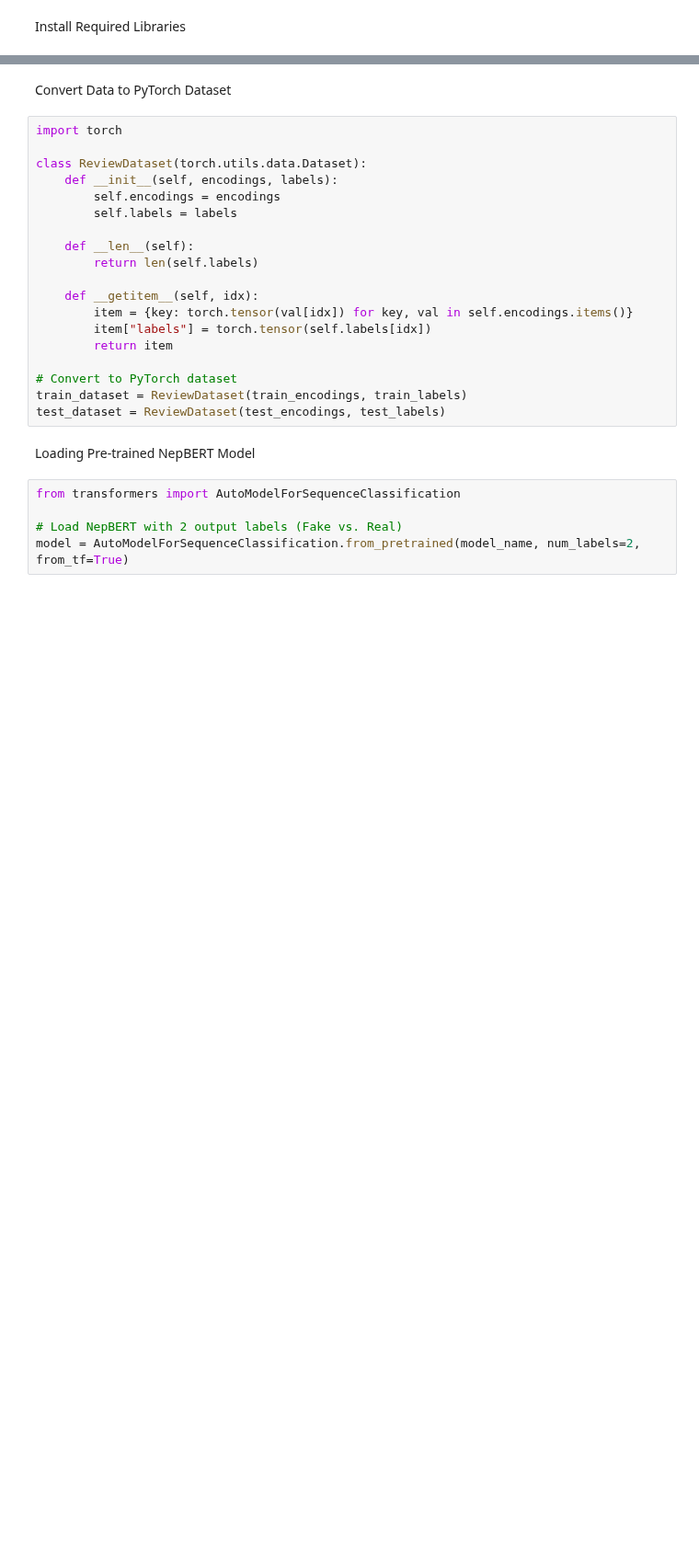
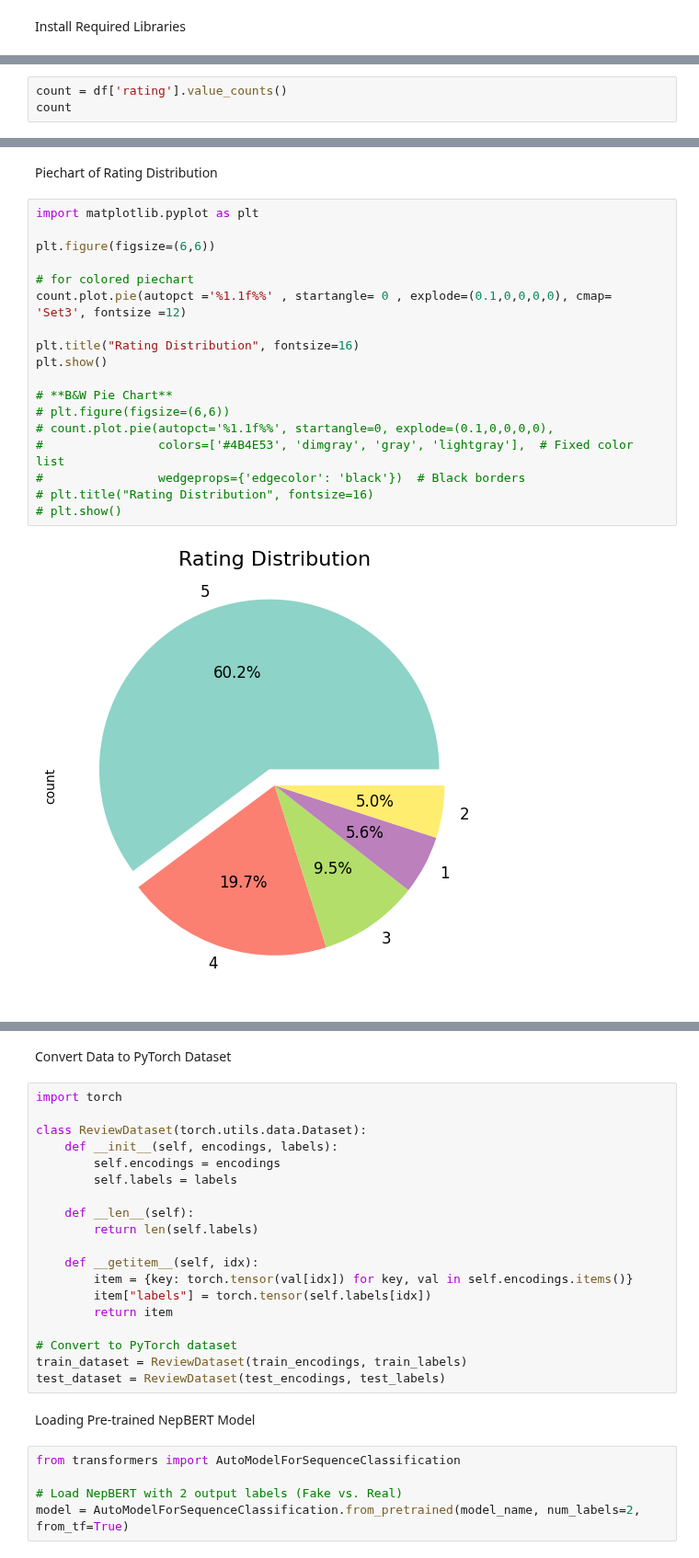
Before and after one commit to PramishSapkota/Project, a Jupyter notebook: Devnagari.ipynb, the cells around one changed output, grey strips where cells are left out. Shown at 92% size. Drawn from its saved outputs; the diff is of its cells as text; blank space fills up the shorter version.

```diff
--- a/Devnagari.ipynb
+++ b/Devnagari.ipynb
@@ -24,0 +42,3 @@ Loading and Preprocessing our Dataset
+# %%
+count = df['rating'].value_counts()
+count
@@ -24,0 +54,22 @@ Loading and Preprocessing our Dataset
+# %% [markdown]
+Piechart of Rating Distribution
+# %%
+import matplotlib.pyplot as plt
+
+plt.figure(figsize=(6,6))
+
+# for colored piechart
+count.plot.pie(autopct ='%1.1f%%' , startangle= 0 , explode=(0.1,0,0,0,0), cmap= 'Set3', fontsize =12)
+
+plt.title("Rating Distribution", fontsize=16)
+plt.show()
+
+# **B&W Pie Chart**
+# plt.figure(figsize=(6,6))
+# count.plot.pie(autopct='%1.1f%%', startangle=0, explode=(0.1,0,0,0,0),
+#                colors=['#4B4E53', 'dimgray', 'gray', 'lightgray'],  # Fixed color list
+#                wedgeprops={'edgecolor': 'black'})  # Black borders
+# plt.title("Rating Distribution", fontsize=16)
+# plt.show()
+# %% [output]
+[figure, added]
```
Also changed, not shown: parts of 24 cells of this notebook, 25 other files.
